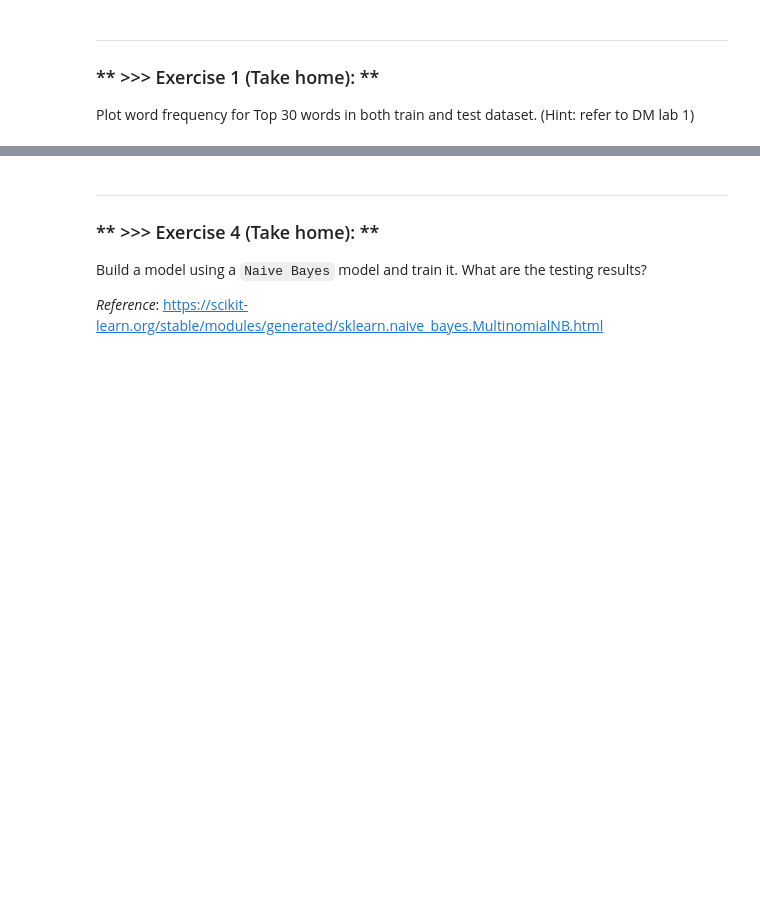
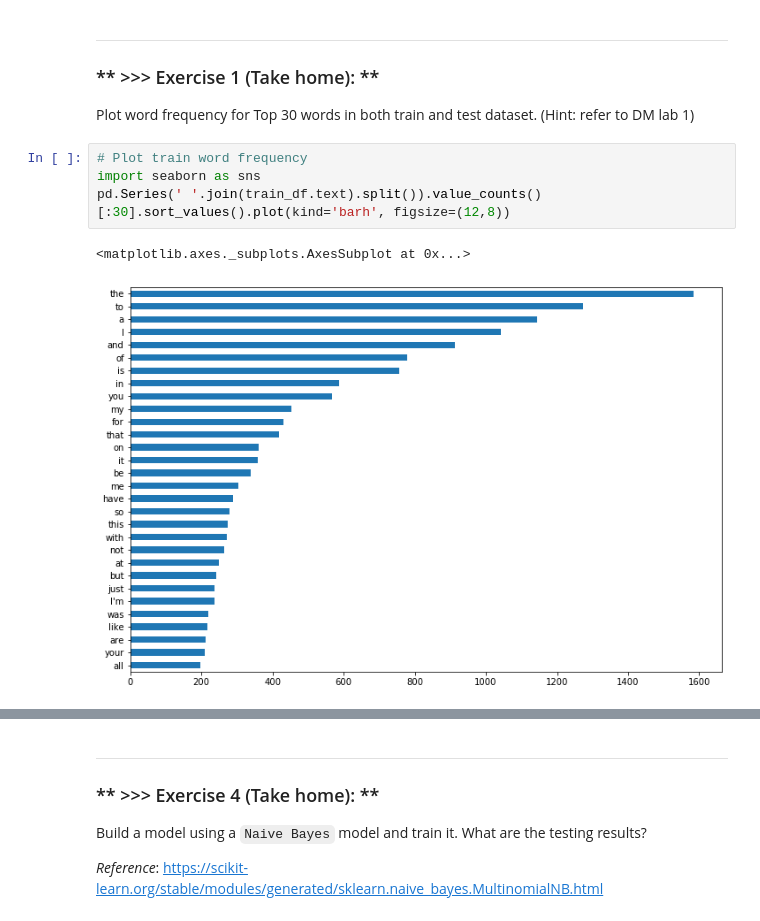
Before and after one commit to SHLee06/DM2021-Lab2-HW2, a Jupyter notebook: DM2021-Lab2-Homework.ipynb, the cells around one changed output, grey strips where cells are left out. Drawn from its saved outputs; the diff is of its cells as text; blank space fills up the shorter version.

```diff
--- a/DM2021-Lab2-Homework.ipynb
+++ b/DM2021-Lab2-Homework.ipynb
@@ -74,4 +75,11 @@ test_df = test_df.sample(frac=1)
 ---
 ### ** >>> Exercise 1 (Take home): **
 Plot word frequency for Top 30 words in both train and test dataset. (Hint: refer to DM lab 1)
+# %%
+# Plot train word frequency
+import seaborn as sns
+pd.Series(' '.join(train_df.text).split()).value_counts()[:30].sort_values().plot(kind='barh', figsize=(12,8))
+# %% [output]
+<matplotlib.axes._subplots.AxesSubplot at 0x...>
+[figure, added]
 # %%
```
Also changed, not shown: parts of 38 cells of this notebook, 12 other files.
